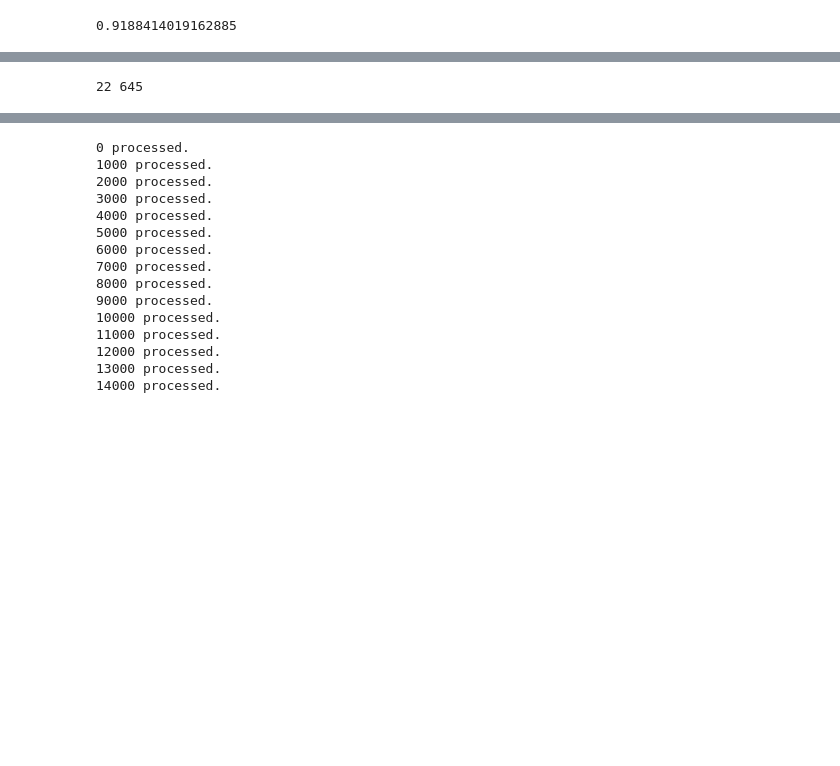
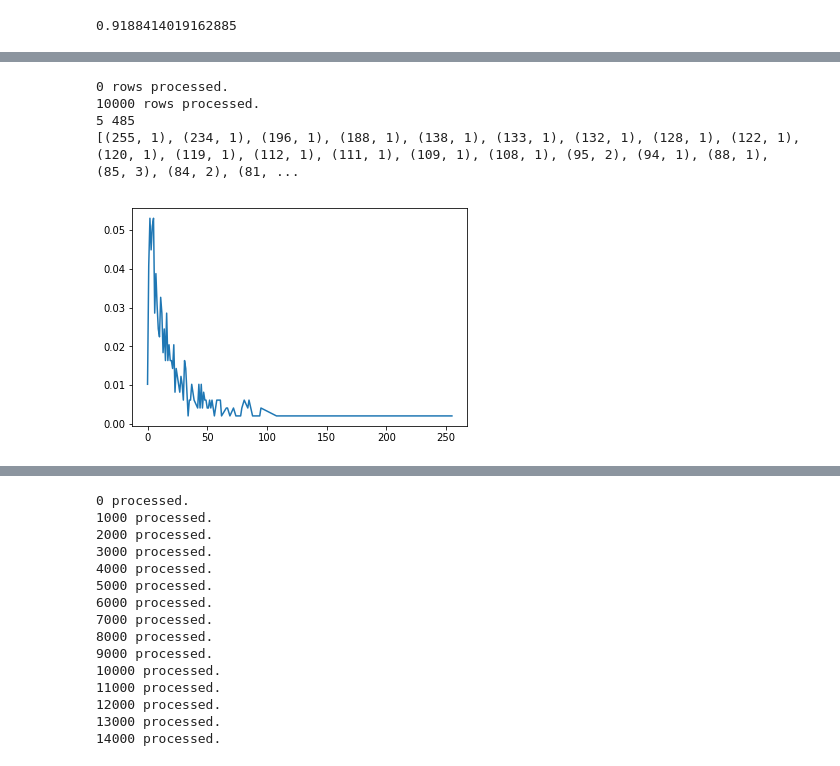
Before and after one commit to Brick-Mover/ymm, a Jupyter notebook: sjr.ipynb, the cells around one changed output, grey strips where cells are left out. Drawn from its saved outputs; the diff is of its cells as text; code cells hidden in the pictures; blank space fills up the shorter version.

```diff
--- a/sjr.ipynb
+++ b/sjr.ipynb
@@ -582,13 +633,0 @@ for idx, row in train_df.iterrows():
-# %%
-empty_rank_cnt = 0
-nonempty_rank_cnt = 0
-for k, v in driver2cargo.items():
-    if len(v) == 0:
-        empty_rank_cnt += 1
-    else:
-#         print(v)
-        nonempty_rank_cnt += 1
-
-print(empty_rank_cnt, nonempty_rank_cnt)
-# %% [output]
-22 645
@@ -594,0 +679,25 @@ print(empty_rank_cnt, nonempty_rank_cnt)
+# %%
+clf = lgb.LGBMClassifier(boosting_type='gbdt', class_weight={0: 1, 1: 11},
+        colsample_bytree=1.0, learning_rate=0.01, max_depth=-1,
+        min_child_samples=20, min_child_weight=0.001, min_split_gain=0.0,
+        n_estimators=100, n_jobs=-1, num_leaves=80, objective='binary',
+        random_state=None, reg_alpha=0.0, reg_lambda=0.0, silent=True,
+        subsample=1.0, subsample_for_bin=200000, subsample_freq=0)
+
+x_train_67 = np.load('x_train_67_dedup.npy')
+y_train_67 = np.load('y_train_67_dedup.npy')
+clf.fit(x_train_67, y_train_67)
+
+predict_df = pd.read_csv('x_predict.csv')
+predict_df = predict_df.rename(columns={predict_df.columns[0]: 'user_id', predict_df.columns[1]: 'id'})
+
+y_pred_prob = clf.predict_proba(predict_df.drop(['user_id', 'id'], axis=1))
+predict_df['predicted_prob'] = pd.Series(y_pred_prob[:,1]).values
+
+plot_dist(predict_df, 0.28)
+# %% [output]
+0 rows processed.
+10000 rows processed.
+5 485
+[(255, 1), (234, 1), (196, 1), (188, 1), (138, 1), (133, 1), (132, 1), (128, 1), (122, 1), (120, 1), (119, 1), (112, 1), (111, 1), (109, 1), (108, 1), (95, 2), (94, 1), (88, 1), (85, 3), (84, 2), (81, ...
+[figure, added]
```
Also changed, not shown: parts of 8 cells of this notebook.
